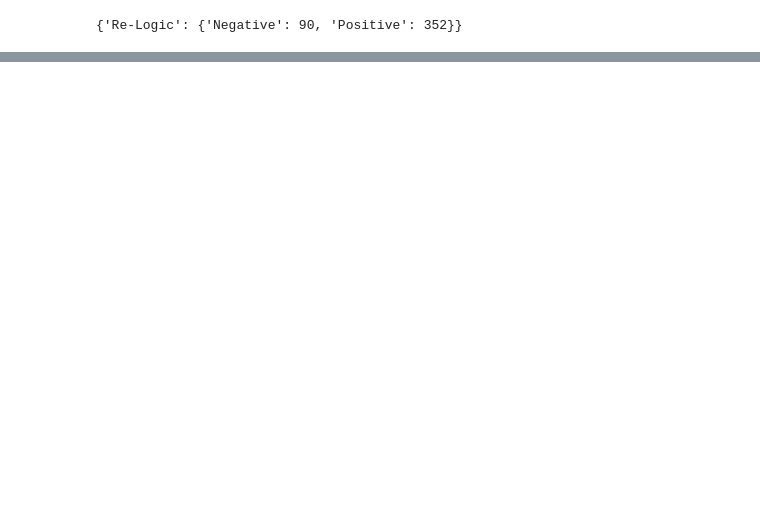
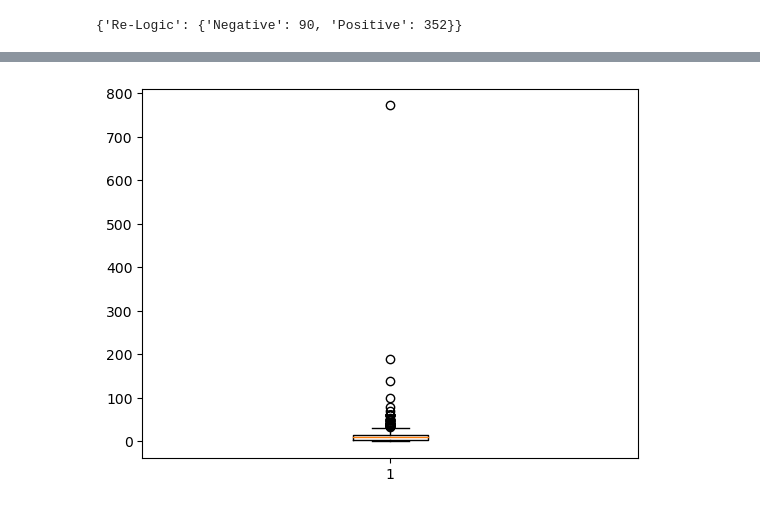
Before and after one commit to jmoc3/PI_Steam, a Jupyter notebook: PI.ipynb, the cells around one changed output, grey strips where cells are left out. Cells and saved outputs as stored; diff of their text form; code cells hidden in the pictures; blank space fills up the shorter version.

```diff
--- a/PI.ipynb
+++ b/PI.ipynb
@@ -493,0 +643,4 @@ developer_reviews_analysis('Re-Logic')
+# %%
+# Se eligen los datos que queremos y revisamos su distribucion
+prices = all_dfs[['game_title','price']].drop_duplicates()
+prices.describe()
@@ -493,0 +657,7 @@ developer_reviews_analysis('Re-Logic')
+# %%
+# Vistazo rapido de su distribucion
+boxplot = plt.boxplot(prices['price'])
+outliers = boxplot['fliers'][0].get_data()[1]
+plt.show()
+# %% [output]
+[figure, added]
```
Also changed, not shown: parts of 41 cells of this notebook, 4 other files.
